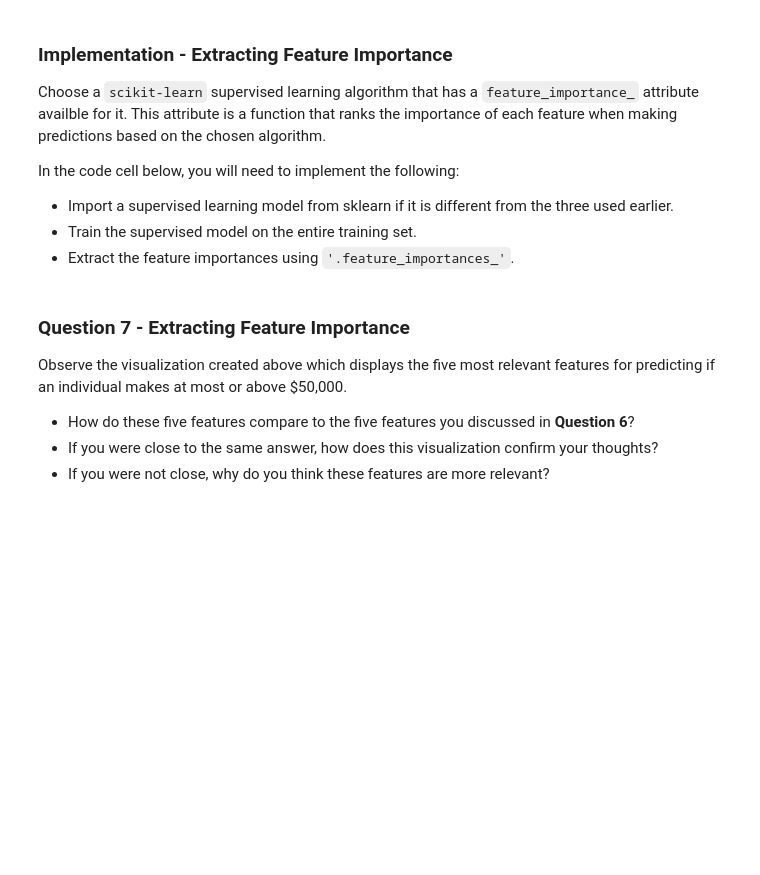
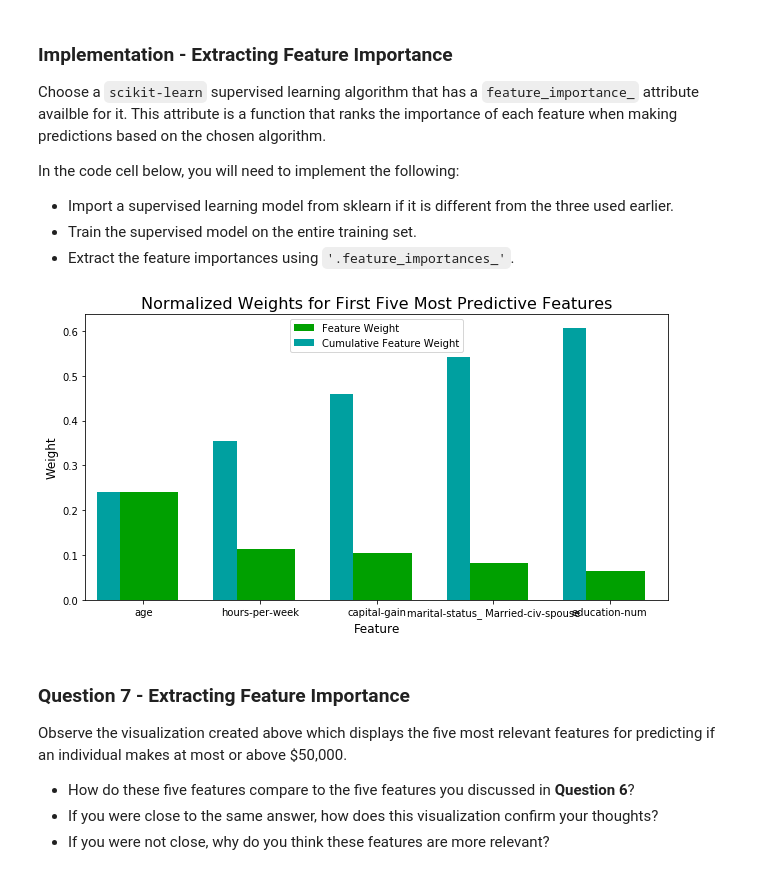
Before and after one commit to greulist137/Chairty_ML_Donors, a Jupyter notebook: p1_charityml/finding_donors.ipynb, the cells around one changed output. Saved outputs shown, nothing was run; the diff lists cells and outputs as text; code cells hidden in the pictures; blank space fills up the shorter version.

Commit message:
Commit - Completion of Question 6
The purpose of this commit is for the completion of Question 6(Extracting Feature Importance)

```diff
--- a/p1_charityml/finding_donors.ipynb
+++ b/p1_charityml/finding_donors.ipynb
@@ -554,16 +573,20 @@ In the code cell below, you will need to implement the following:
  - Extract the feature importances using `'.feature_importances_'`.
 # %%
 # TODO: Import a supervised learning model that has 'feature_importances_'
+from sklearn.ensemble import RandomForestClassifier
 
 
 # TODO: Train the supervised model on the training set using .fit(X_train, y_train)
-model = None
+model = RandomForestClassifier(random_state = 25)
+model.fit(X_train, y_train)
 
 # TODO: Extract the feature importances using .feature_importances_
-importances = None
+importances = model.feature_importances_
 
 # Plot
 vs.feature_plot(importances, X_train, y_train)
+# %% [output]
+[figure, added]
 # %% [markdown]
 ### Question 7 - Extracting Feature Importance
 
```
Also changed, not shown: parts of 4 cells of this notebook.
